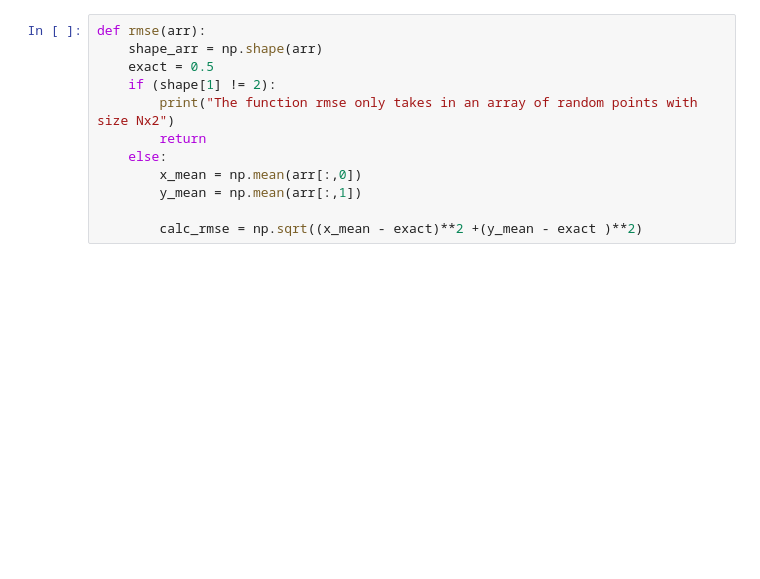
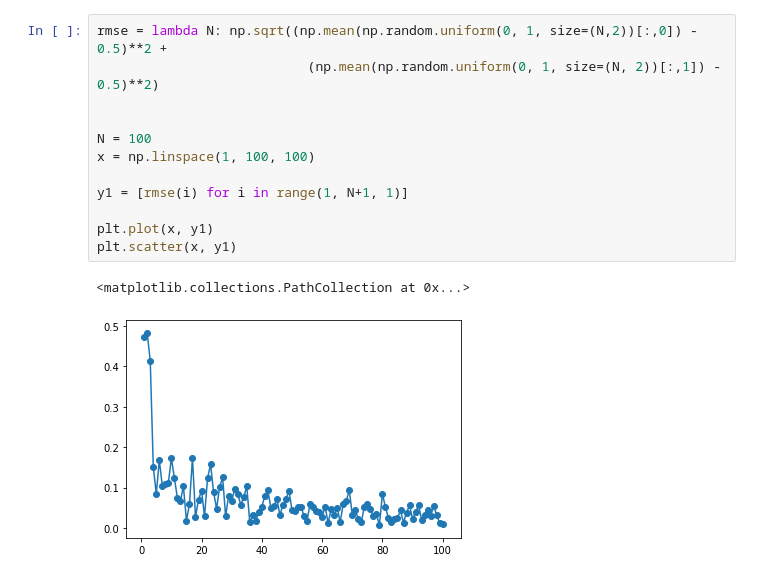
Before and after one commit to pots7878/Random_Processes, a Jupyter notebook: lab02_Random_Processes.ipynb, the cells around one changed output. Cells and saved outputs as stored; diff of their text form; blank space fills up the shorter version.

```diff
--- a/lab02_Random_Processes.ipynb
+++ b/lab02_Random_Processes.ipynb
@@ -50,12 +42,15 @@ print(y_mean)
-# %%
-def rmse(arr):
-    shape_arr = np.shape(arr)
-    exact = 0.5
-    if (shape[1] != 2):
-        print("The function rmse only takes in an array of random points with size Nx2")
-        return
-    else:
-        x_mean = np.mean(arr[:,0])
-        y_mean = np.mean(arr[:,1])
-
-        calc_rmse = np.sqrt((x_mean - exact)**2 +(y_mean - exact )**2)
+# %%
+rmse = lambda N: np.sqrt((np.mean(np.random.uniform(0, 1, size=(N,2))[:,0]) - 0.5)**2 +
+                           (np.mean(np.random.uniform(0, 1, size=(N, 2))[:,1]) - 0.5)**2)
+
+
+N = 100
+x = np.linspace(1, 100, 100)
+
+y1 = [rmse(i) for i in range(1, N+1, 1)]
+
+plt.plot(x, y1)
+plt.scatter(x, y1)
+# %% [output]
+<matplotlib.collections.PathCollection at 0x...>
+[figure, added]
```
Also changed, not shown: parts of 3 cells of this notebook.
